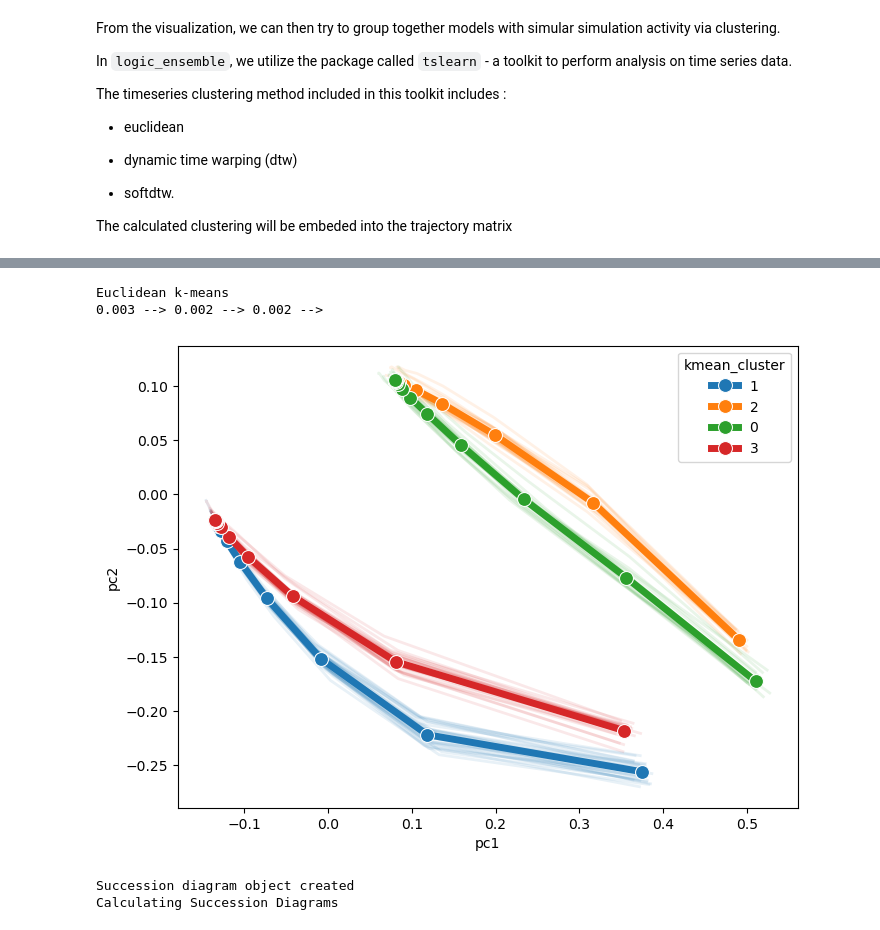
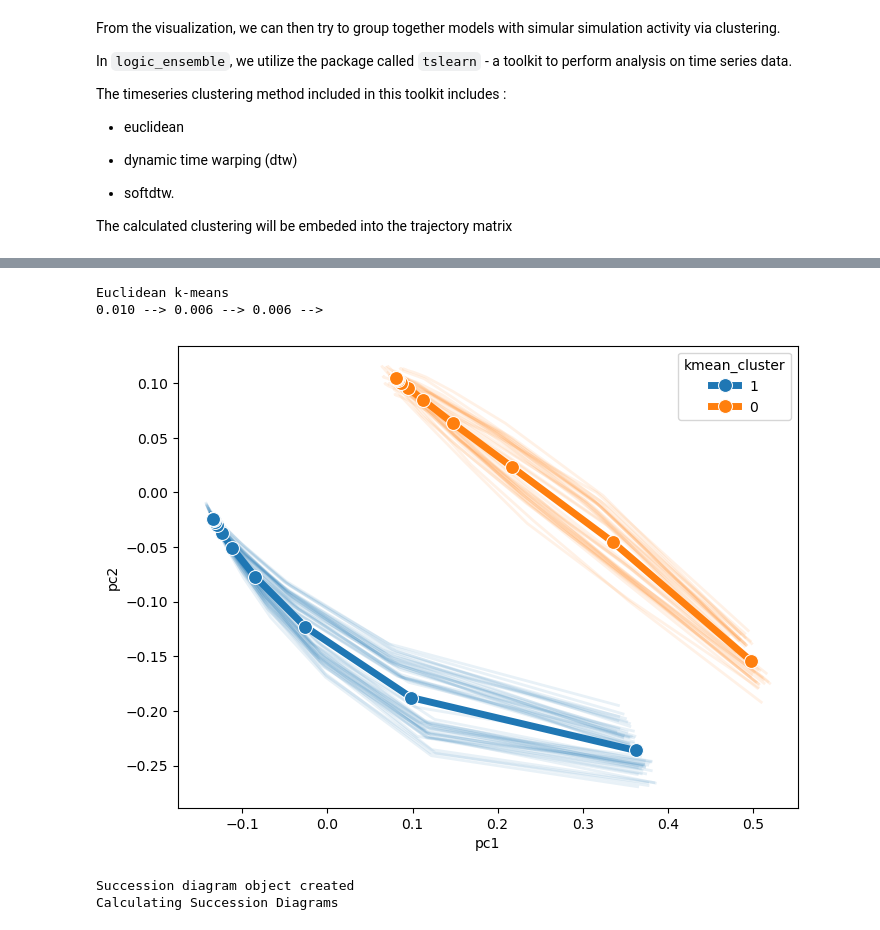
Before and after one commit to sysbio-curie/AstroLogics, a Jupyter notebook: scripts/Tutorial_BonesisTutorial_v2.ipynb, the cells around one changed output, grey strips where cells are left out. Drawn from its saved outputs; the diff is of its cells as text; code cells hidden in the pictures.

```diff
--- a/scripts/Tutorial_BonesisTutorial_v2.ipynb
+++ b/scripts/Tutorial_BonesisTutorial_v2.ipynb
@@ -150,10 +150,10 @@ plt.close()
 # %%
-model.trajectory.calculate_kmean_cluster(n_cluster=4)
+model.trajectory.calculate_kmean_cluster(n_cluster=2)
 model.trajectory.plot_trajectory_cluster()
 # %% [output]
 Euclidean k-means
-0.003 --> 0.002 --> 0.002 -->
+0.010 --> 0.006 --> 0.006 -->
-[figure, old version]
+[figure, new version]
 # %%
 model.create_succession_diagram()
 model.succession_diagram.calculate_succession_diagram()
```
Also changed, not shown: parts of 13 cells of this notebook.
